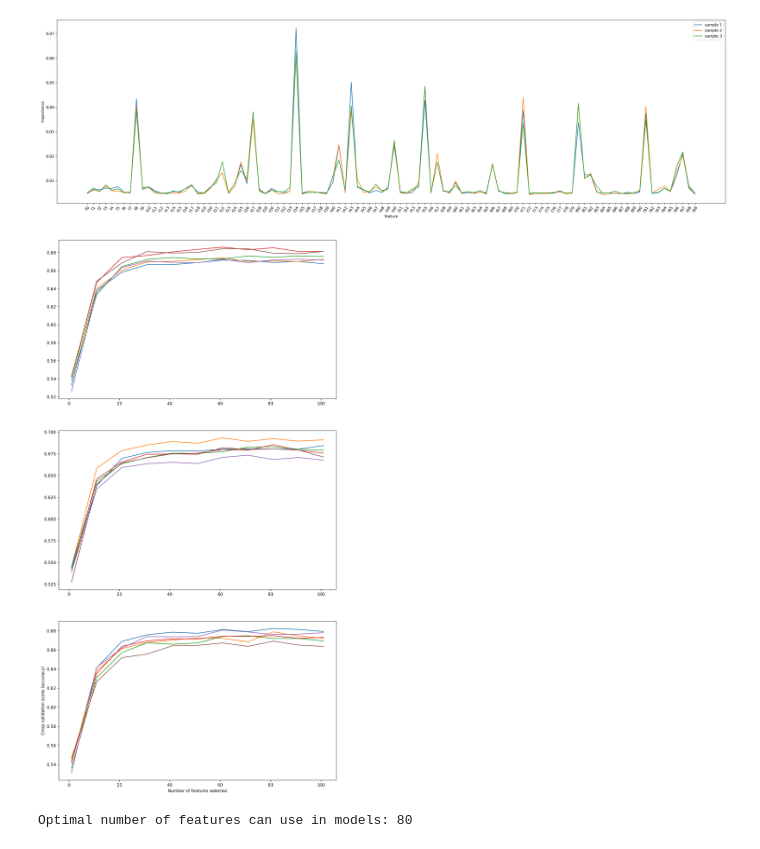
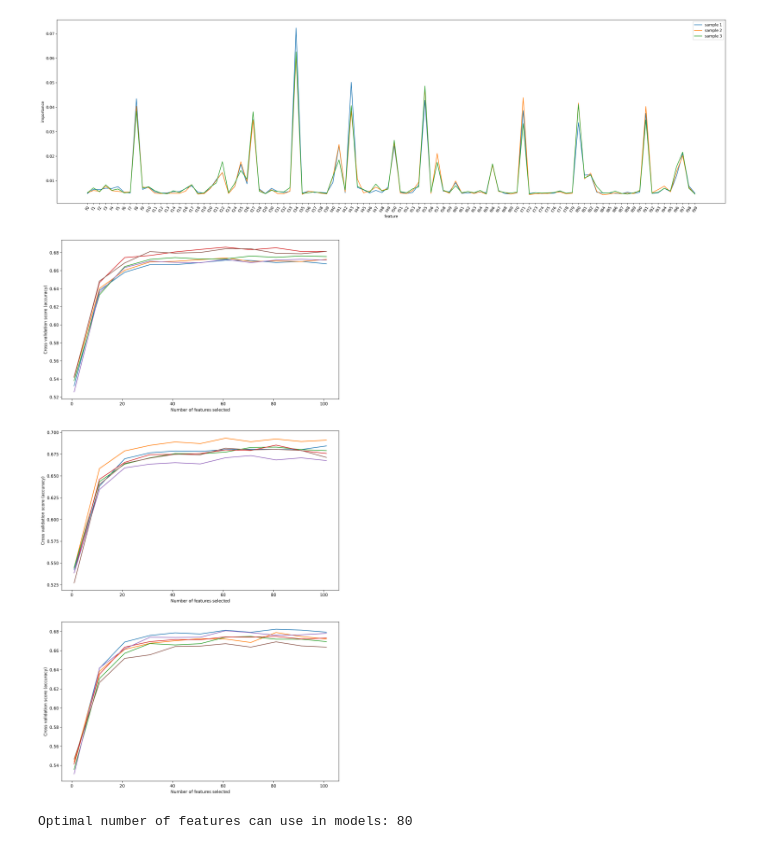
Before and after one commit to ashen007/Tabular-series-Nov-2021, a Jupyter notebook: models/baseline.ipynb, the cells around one changed output. Saved outputs shown, nothing was run; the diff lists cells and outputs as text; code cells hidden in the pictures.

```diff
--- a/models/baseline.ipynb
+++ b/models/baseline.ipynb
@@ -90,20 +94,20 @@ for i in range(len(samples)):
     rfecv_fits.append(temp_rfecv.cv_results_)
 # %%
 fig, axes = plt.subplots(nrows=3, ncols=1, figsize=[12, 24], dpi=300)
-plt.xlabel("Number of features selected")
-plt.ylabel("Cross validation score (accuracy)")
 
 for i in range(3):
     sns.lineplot(x=list(range(1, 110, 10)), y=rfecv_fits[i]['split0_test_score'], ax=axes[i])
     sns.lineplot(x=list(range(1, 110, 10)), y=rfecv_fits[i]['split1_test_score'], ax=axes[i])
     sns.lineplot(x=list(range(1, 110, 10)), y=rfecv_fits[i]['split2_test_score'], ax=axes[i])
     sns.lineplot(x=list(range(1, 110, 10)), y=rfecv_fits[i]['split3_test_score'], ax=axes[i])
     sns.lineplot(x=list(range(1, 110, 10)), y=rfecv_fits[i]['split4_test_score'], ax=axes[i])
     sns.lineplot(x=list(range(1, 110, 10)), y=rfecv_fits[i]['split5_test_score'], ax=axes[i])
+    axes[i].set_xlabel("Number of features selected")
+    axes[i].set_ylabel("Cross validation score (accuracy)")
 
 plt.show()
 # %% [output]
-[figure, old version]
+[figure, new version]
 # %%
 print(f'Optimal number of features can use in models: {temp_rfecv.n_features_}')
 # %% [output]
```
Also changed, not shown: parts of 7 cells of this notebook.
